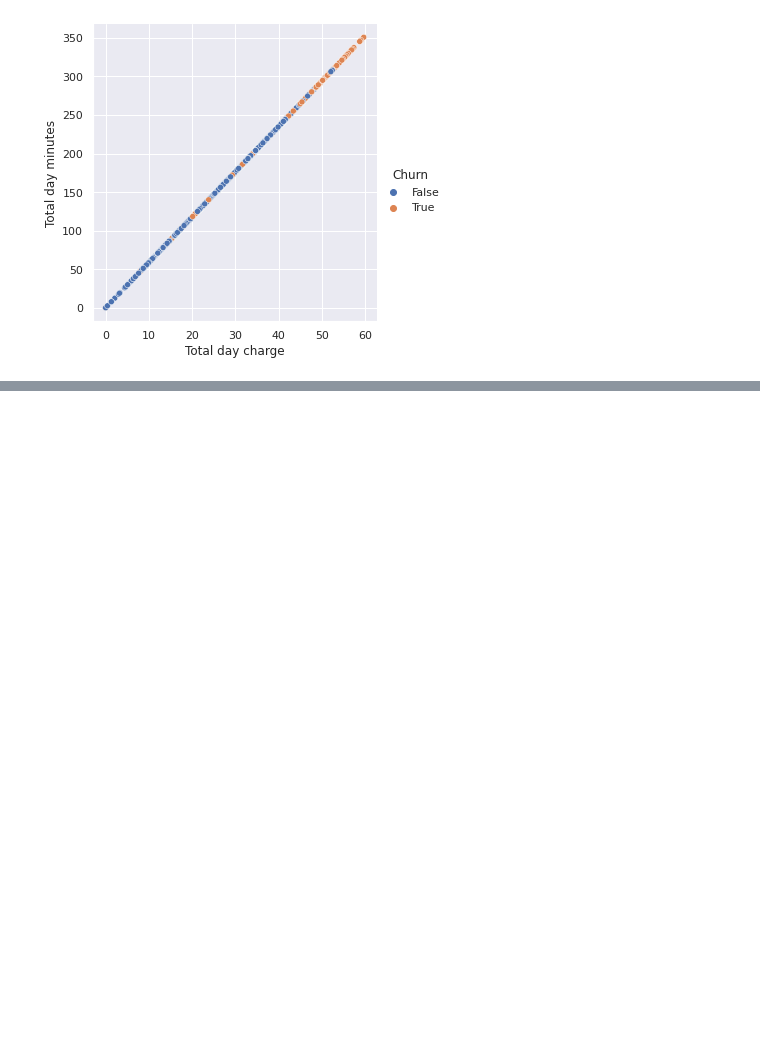
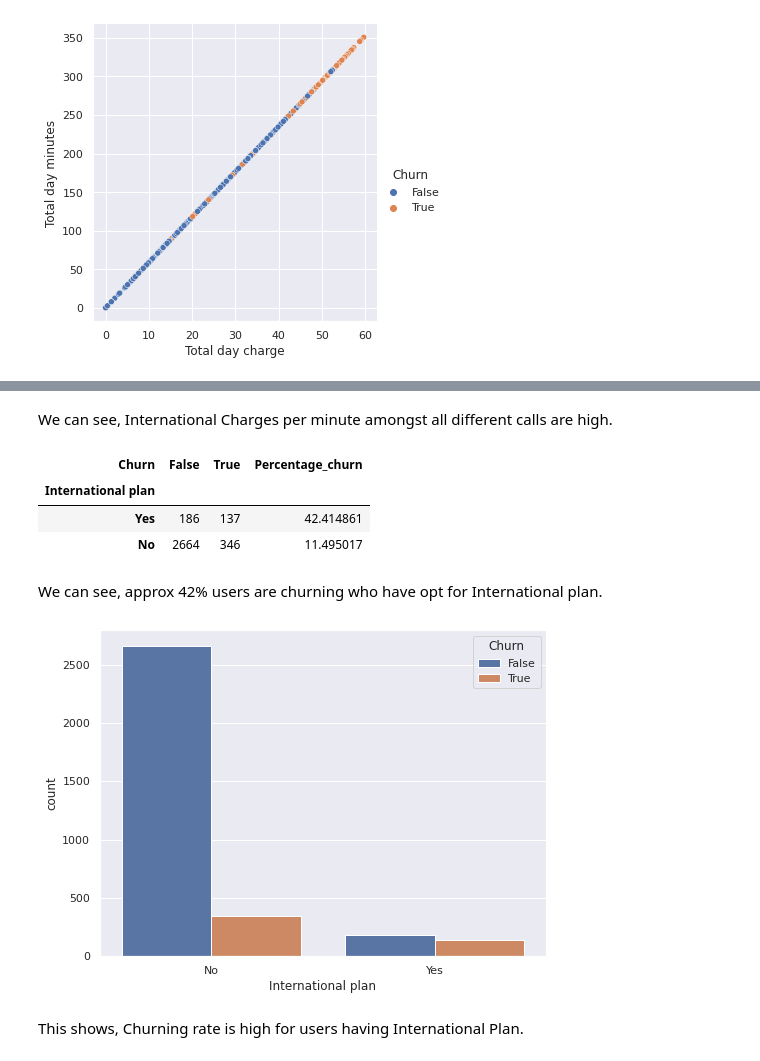
Before and after one commit to Prateek04Gupta/Telecom-Churn---EDA, a Jupyter notebook: Telecom_Churn_Analysis_Capstone_Project.ipynb, the cells around one changed output, grey strips where cells are left out. Drawn from its saved outputs; the diff is of its cells as text; code cells hidden in the pictures; blank space fills up the shorter version.

```diff
--- a/Telecom_Churn_Analysis_Capstone_Project.ipynb
+++ b/Telecom_Churn_Analysis_Capstone_Project.ipynb
@@ -261,0 +322,22 @@ This shows how higher total day minutes or total day charge is responsible for c
+# %% [markdown]
+We can see, International Charges per minute amongst all different calls are high.
+# %%
+#International plan wise percentage churn
+per_intnl_calls_churn = pd.crosstab(df['International plan'], df['Churn'] )
+per_intnl_calls_churn["Percentage_churn"] = per_intnl_calls_churn.apply(lambda x: x[1]*100/(x[0]+x[1]), axis=1)
+per_intnl_calls_churn.sort_values(by="Percentage_churn", ascending=False)
+# %% [output]
+| Churn | False | True | Percentage_churn |
+| International plan |  |  |  |
+| Yes | 186 | 137 | 42.414861 |
+| No | 2664 | 346 | 11.495017 |
+# %% [markdown]
+We can see, approx 42% users are churning who have opt for International plan.
+# %%
+# Histogram of International Plan grouped by churn
+plt.rcParams['figure.figsize'] = (8, 6)
+sns.countplot(x="International plan", hue='Churn', data=df);
+# %% [output]
+[figure, added]
+# %% [markdown]
+This shows, Churning rate is high for users having International Plan.
```
Also changed, not shown: parts of 9 cells of this notebook.
